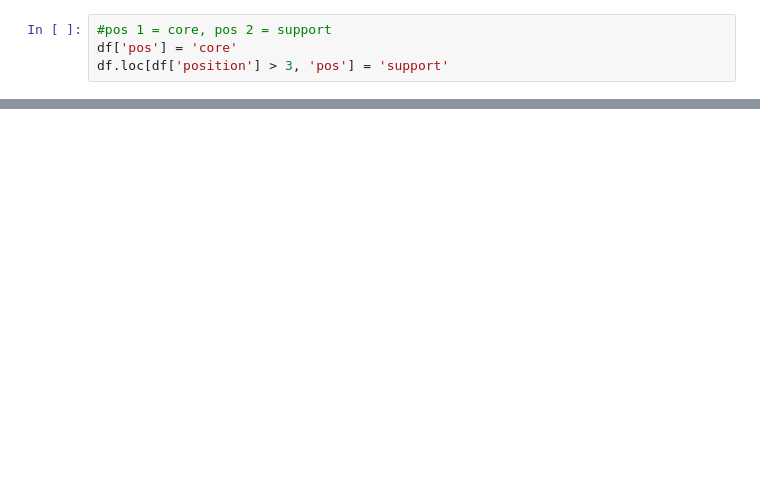
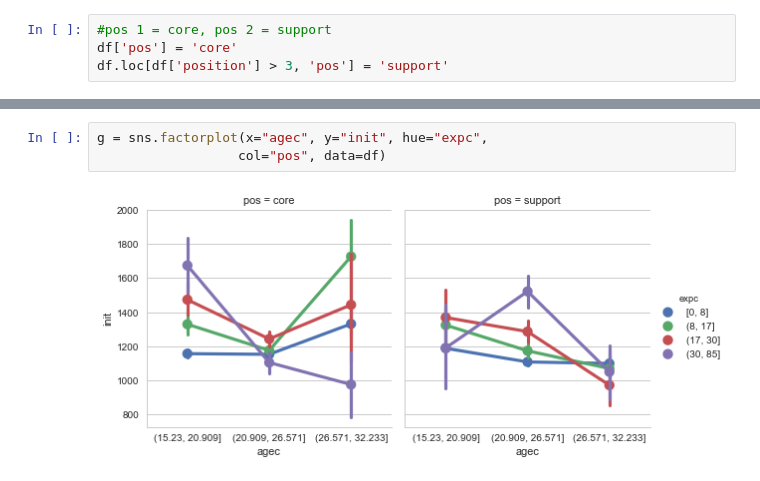
Before and after one commit to thasarito/d2a, a Jupyter notebook: descriptive/descriptivedata.ipynb, the cells around one changed output, grey strips where cells are left out. Cells and saved outputs as stored; diff of their text form; blank space fills up the shorter version.

```diff
--- a/descriptive/descriptivedata.ipynb
+++ b/descriptive/descriptivedata.ipynb
@@ -101,0 +97,5 @@ df.loc[df['position'] > 3, 'pos'] = 'support'
+# %%
+g = sns.factorplot(x="agec", y="init", hue="expc",
+                  col="pos", data=df)
+# %% [output]
+[figure, added]
```
Also changed, not shown: parts of 25 cells of this notebook, 2 other files.
